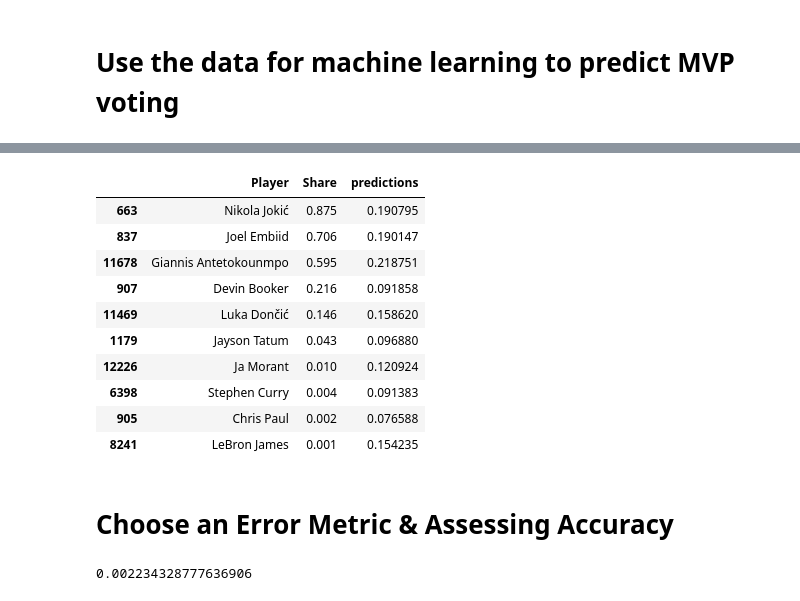
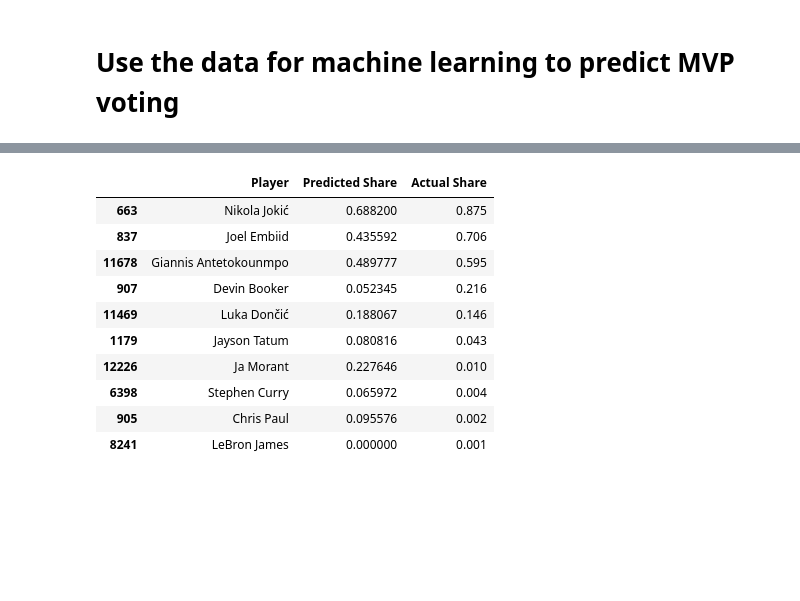
Before and after one commit to DunnyBunny1/HoopProphet, a Jupyter notebook: notebooks/machine_learning.ipynb, the cells around one changed output, grey strips where cells are left out. Saved outputs shown, nothing was run; the diff lists cells and outputs as text; code cells hidden in the pictures; blank space fills up the shorter version.

```diff
--- a/notebooks/machine_learning.ipynb
+++ b/notebooks/machine_learning.ipynb
@@ -102,5 +55,5 @@ target = 'Share'
 # %%
 # Use the data from every NBA season 1991 -2022 as training data
-training_df = stats_dataframe[stats_dataframe['Year'] < 2022]
+training_df = stats_df[stats_df['Year'] < 2022]
 # We want to predict the 2022 NBA MVP - use this as our testing data
-testing_df = stats_dataframe[stats_dataframe['Year'] == 2022]
+testing_df = stats_df[stats_df['Year'] == 2022]
@@ -136,0 +158,19 @@ mvp_votes_with_preds_df
+# %%
+best_pipeline.fit(X_train, y_train)
+
+# Evaluate the model on the test dataset
+X_test = testing_df[prediction_features]
+y_test = testing_df[target]
+y_pred = best_pipeline.predict(X_test)
+
+# Evaluate the model again with post-processing prediction
+# Since a player can't receive negative vote shares, we can assess our model performance with clipping as well
+import numpy as np
+# Clip negative predictions to zero
+y_pred_clipped = np.maximum(y_pred, 0)
+
+mse_original = mean_squared_error(y_pred=y_pred, y_true=y_test)
+print(f'Mean Squared Error (original) on test data: {mse_original}')
+
+mse_clipped = mean_squared_error(y_pred=y_pred_clipped, y_true=y_test)
+print(f'Mean Squared Error (clipped) on test data: {mse_clipped}')
@@ -136,0 +180,7 @@ mvp_votes_with_preds_df
+# %%
+# A small improving in MSE after clipping suggests that our model is robust, and the post-processing clipping can be kept to ensure model predictions are consistent with real MVP voting outcomes, since players cannot receive negative votes
+y_pred = y_pred_clipped
+
+# Create a series column containing our predictions
+predictions_df = pd.DataFrame(y_pred, columns=['predictions'], index=testing_df.index)
+predictions_df
@@ -136,0 +203,11 @@ mvp_votes_with_preds_df
+# %%
+mvp_votes_with_preds_2022_df = pd.concat(
+    [testing_df[['Player','Share']], predictions_df], axis=1
+)
+# Rename the columns for more clarity
+mvp_votes_with_preds_2022_df['Predicted Share'] = mvp_votes_with_preds_2022_df['predictions']
+del mvp_votes_with_preds_2022_df['predictions']
+
+mvp_votes_with_preds_2022_df['Actual Share'] = mvp_votes_with_preds_2022_df['Share']
+del mvp_votes_with_preds_2022_df['Share']
+mvp_votes_with_preds_2022_df
@@ -137,22 +228,15 @@ mvp_votes_with_preds_df
 # %%
 # Let's see who our algorithm predicted to win MVP
-mvp_votes_with_preds_df.sort_values('Share', ascending=False).head(10)
+mvp_votes_with_preds_2022_df.sort_values('Actual Share', ascending=False).head(10)
 # %% [output]
-|  | Player | Share | predictions |
-| 663 | Nikola Jokić | 0.875 | 0.190795 |
-| 837 | Joel Embiid | 0.706 | 0.190147 |
-| 11678 | Giannis Antetokounmpo | 0.595 | 0.218751 |
-| 907 | Devin Booker | 0.216 | 0.091858 |
-| 11469 | Luka Dončić | 0.146 | 0.158620 |
-| 1179 | Jayson Tatum | 0.043 | 0.096880 |
-| 12226 | Ja Morant | 0.010 | 0.120924 |
-| 6398 | Stephen Curry | 0.004 | 0.091383 |
-| 905 | Chris Paul | 0.002 | 0.076588 |
-| 8241 | LeBron James | 0.001 | 0.154235 |
+|  | Player | Predicted Share | Actual Share |
+| 663 | Nikola Jokić | 0.688200 | 0.875 |
+| 837 | Joel Embiid | 0.435592 | 0.706 |
+| 11678 | Giannis Antetokounmpo | 0.489777 | 0.595 |
+| 907 | Devin Booker | 0.052345 | 0.216 |
+| 11469 | Luka Dončić | 0.188067 | 0.146 |
+| 1179 | Jayson Tatum | 0.080816 | 0.043 |
+| 12226 | Ja Morant | 0.227646 | 0.010 |
+| 6398 | Stephen Curry | 0.065972 | 0.004 |
+| 905 | Chris Paul | 0.095576 | 0.002 |
+| 8241 | LeBron James | 0.000000 | 0.001 |
-# %% [markdown]
-# Choose an Error Metric & Assessing Accuracy
-# %%
-from sklearn.metrics import mean_squared_error
-mean_squared_error(mvp_votes_with_preds_df['Share'], mvp_votes_with_preds_df['predictions'])
-# %% [output]
-0.002234328777636906
```
Also changed, not shown: parts of 39 cells of this notebook, 7 other files.
